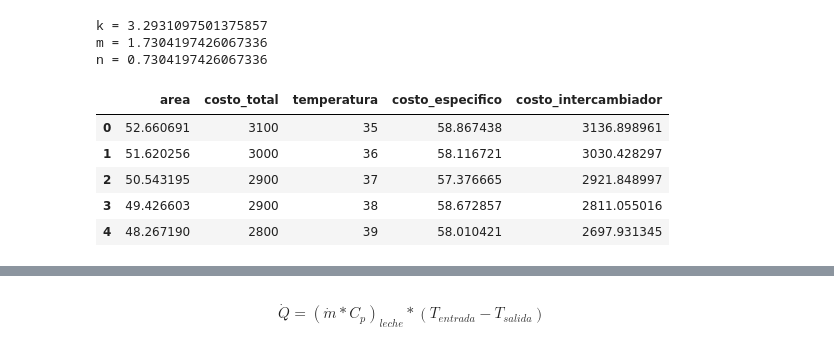
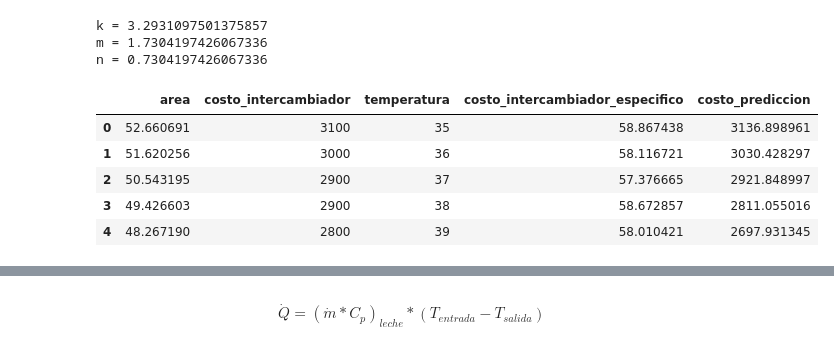
Before and after one commit to DanielSarmiento04/thermical_system, a Jupyter notebook: ejemplo_proyecto_diseno.ipynb, the cells around one changed output, grey strips where cells are left out. Saved outputs shown, nothing was run; the diff lists cells and outputs as text; code cells hidden in the pictures.

```diff
--- a/ejemplo_proyecto_diseno.ipynb
+++ b/ejemplo_proyecto_diseno.ipynb
@@ -489,7 +509,7 @@ data_bo_map
 # %%
 data = pd.DataFrame(
     data_bo_map,
-    columns=['area', 'costo_total', 'temperatura']
+    columns=['area', 'costo_intercambiador', 'temperatura']
 )
 data.head()
 # %% [output]
@@ -500,6 +520,6 @@ data.head()
 | 3 | 49.426603 | 2900 | 38 |
 | 4 | 48.267190 | 2800 | 39 |
 # %%
-data['costo_especifico'] = data['costo_total'] / data['area']
+data['costo_intercambiador_especifico'] = data['costo_intercambiador'] / data['area']
 data.head()
 # %% [output]
@@ -530,7 +551,7 @@ def power_law(x, A, B):
 params, covariance = curve_fit(
     power_law,
     data['area'].to_numpy(),
-    data["costo_especifico"].to_numpy()
+    data["costo_intercambiador_especifico"].to_numpy()
 )
 # %%
 # Extract the values of A and B
@@ -545,10 +566,10 @@ k = 3.2931097501375857
 m = 1.7304197426067336
 n = 0.7304197426067336
 # %%
-data['costo_intercambiador'] =  K * (data['area'] ** (m))
+data['costo_prediccion'] =  K * (data['area'] ** (m))
 data.head()
 # %% [output]
-|  | area | costo_total | temperatura | costo_especifico | costo_intercambiador |
+|  | area | costo_intercambiador | temperatura | costo_intercambiador_especifico | costo_prediccion |
 | 0 | 52.660691 | 3100 | 35 | 58.867438 | 3136.898961 |
 | 1 | 51.620256 | 3000 | 36 | 58.116721 | 3030.428297 |
 | 2 | 50.543195 | 2900 | 37 | 57.376665 | 2921.848997 |
```
Also changed, not shown: parts of 38 cells of this notebook, 6 other files.
